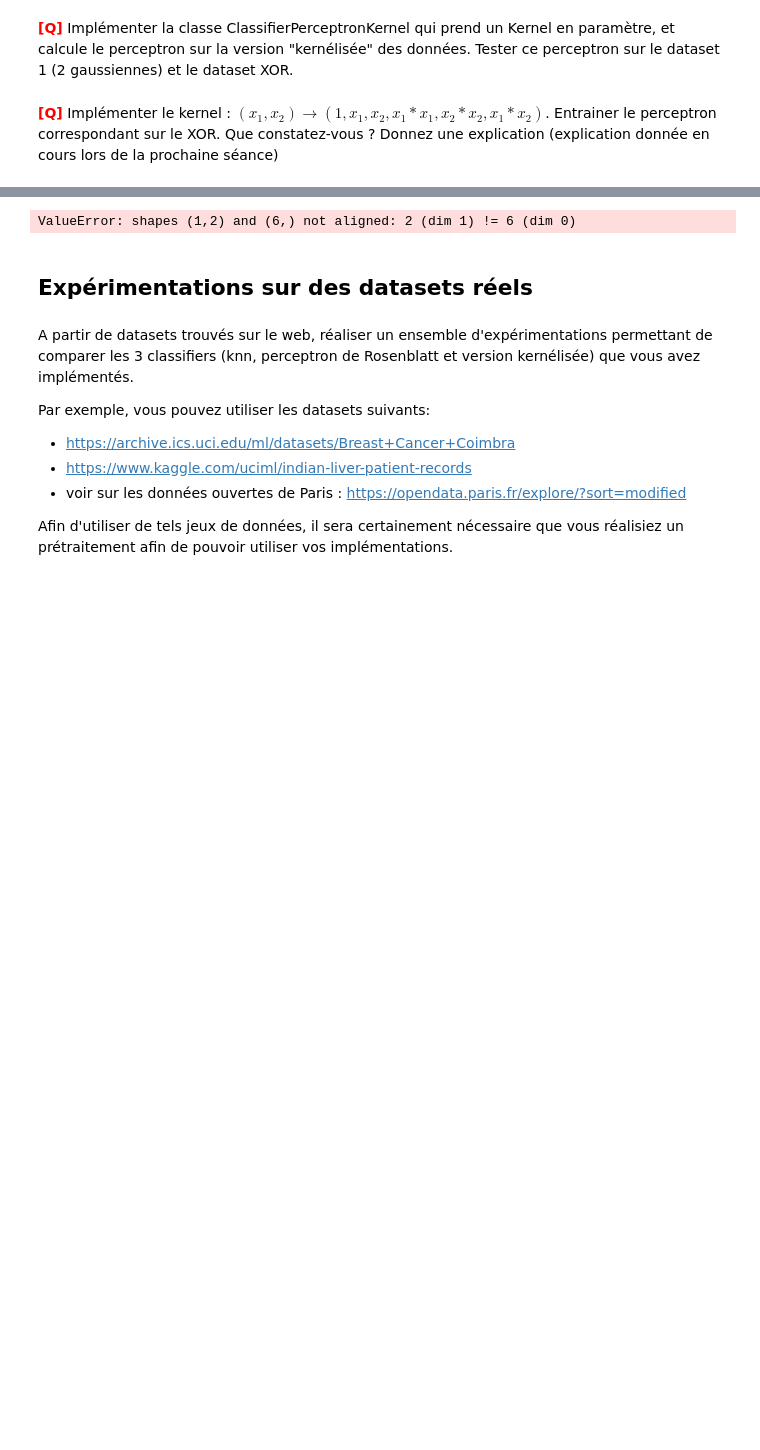
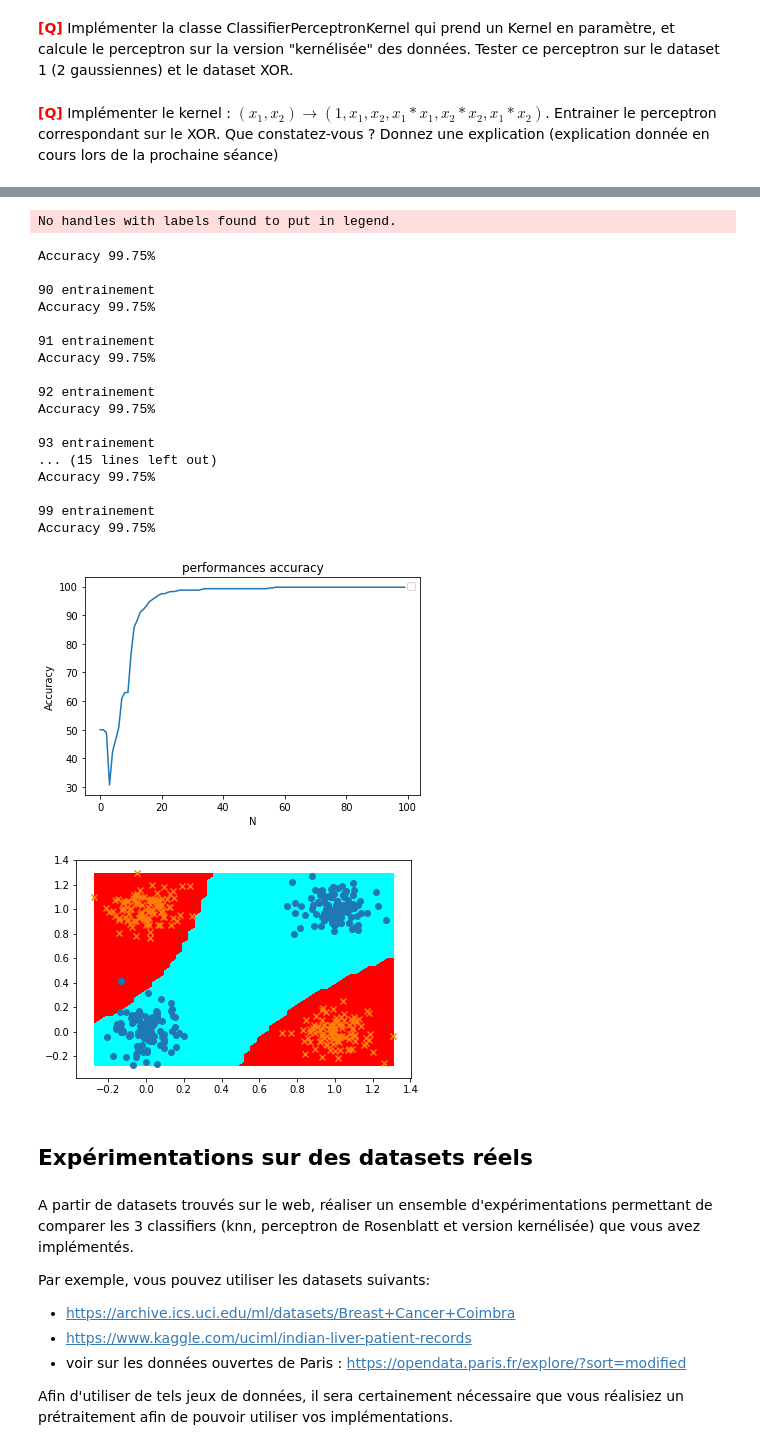
Before and after one commit to ohouens/3i026, a Jupyter notebook: tme-03/TME-03-OHOUENS-SALEH.ipynb, the cells around one changed output, grey strips where cells are left out. Drawn from its saved outputs; the diff is of its cells as text; code cells hidden in the pictures; blank space fills up the shorter version.

```diff
--- a/tme-03/TME-03-OHOUENS-SALEH.ipynb
+++ b/tme-03/TME-03-OHOUENS-SALEH.ipynb
@@ -499,23 +513,31 @@ class ClassifierPerceptronKernel(cl.Classifier):
             Hypothèse : input_dimension > 0
         """
         ##TODO
-        self.dimension_kernel = dimension_kernel
-        self.learning_rate = learning_rate
+        self.e = learning_rate
+        self.w = np.random.rand(1, dimension_kernel)
+        self.dimension = dimension_kernel
         self.kernel = kernel
-        self.perceptron = ClassfierPerceptron(dimension_kernel, learning_rate)
 
     def predict(self,x):
         """ rend la prediction sur x (-1 ou +1)
         """
         ##TODO
-        self.perceptron.predict(self.kernel.transform(x))
-
+        data = self.kernel.transform(x)
+        if(np.dot(self.w, data) > 0):
+            return 1
+        return -1
 
     def train(self,labeledSet):
         """ Permet d'entrainer le modele sur l'ensemble donné
         """
         ##TODO
-        self.perceptron.train(labeledSet)
+        indice = np.arange(labeledSet.size())
+        temoin = np.random.permutation(indice)
+        for i in temoin:
+            data = self.kernel.transform(labeledSet.getX(i))
+            obtenu = self.predict(labeledSet.getX(i))
+            if(obtenu != labeledSet.getY(i)):
+                self.w = self.w + self.e*labeledSet.getY(i)*data
 # %%
 # ------------------------ (CORRECTION POUR ENSEIGNANT)
 # %% [markdown]
@@ -535,26 +557,5 @@ perceptron_k= ClassifierPerceptronKernel(6,0.001,k)
 print(k.transform(xor.getX(0)))
 
 ##TESTER SUR XOR ET DESSINER LA FRONTIèRE DE DECISION
-def hyper_entrainement(n, label, k) :
-    perceptron = ClassifierPerceptronKernel(label.input_dimension,0.5, k)
-    x = []
-    y = []
-    for i in range(n) :
-        train, test = split(label)
-        print(str(i) + " entrainement")
-        perceptron.train(train)
-        train = perceptron.accuracy(test)
-        print("Accuracy "+str(train)+"%\n")
-        y.append(train)
-        x.append(i)
-    plt.plot(x,y)
-    plt.xlabel('N')
-    plt.ylabel('Accuracy')
-    plt.title('performances accuracy')
-    plt.legend()
-    plt.show()
-    plot_frontiere(test,perceptron)
-    plot2DSet(test)
-
-hyper_entrainement(100,xor, k)
+super_entrainement(100, xor, perceptron_k)
 # %% [output]
@@ -563,4 +579,23 @@ hyper_entrainement(100,xor, k)
-ValueError: shapes (1,2) and (6,) not aligned: 2 (dim 1) != 6 (dim 0)
+No handles with labels found to put in legend.
+Accuracy 99.75%
+
+90 entrainement
+Accuracy 99.75%
+
+91 entrainement
+Accuracy 99.75%
+
+92 entrainement
+Accuracy 99.75%
+
+93 entrainement
+... (15 lines left out)
+Accuracy 99.75%
+
+99 entrainement
+Accuracy 99.75%
+[figure, added]
+[figure, added]
 # %% [markdown]
 Expérimentations sur des datasets réels
 -------
```
Also changed, not shown: parts of 8 cells of this notebook.
